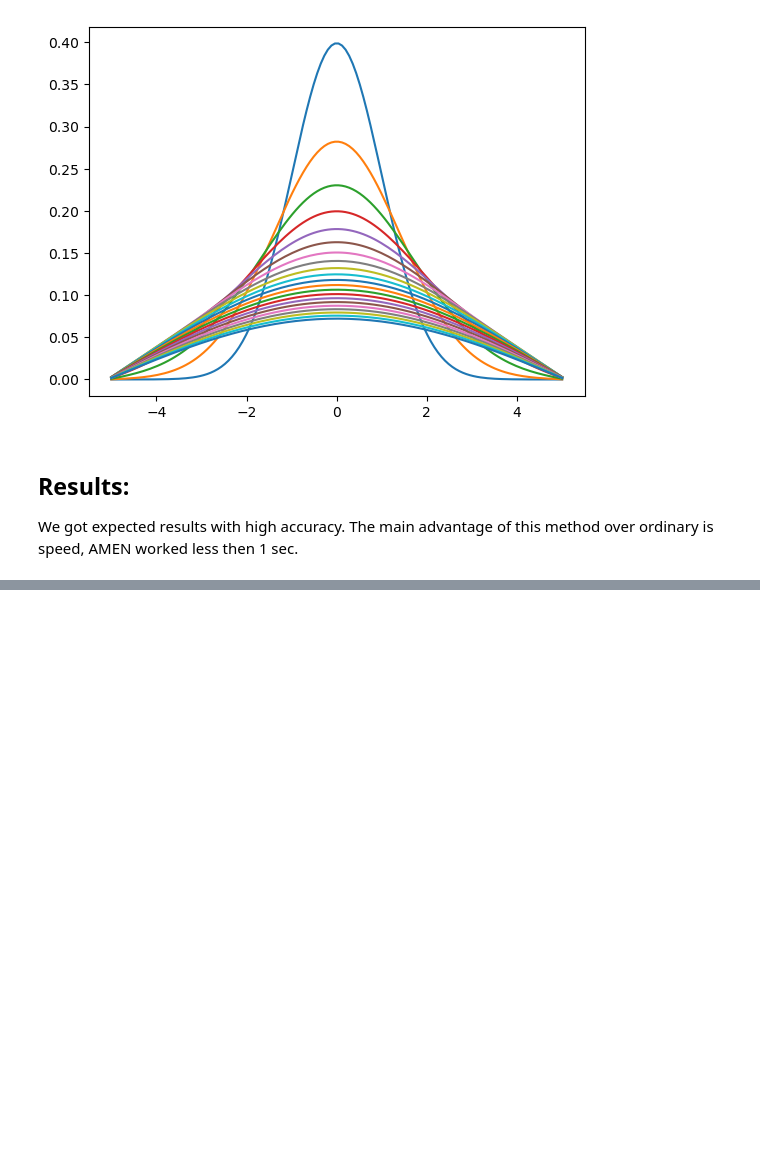
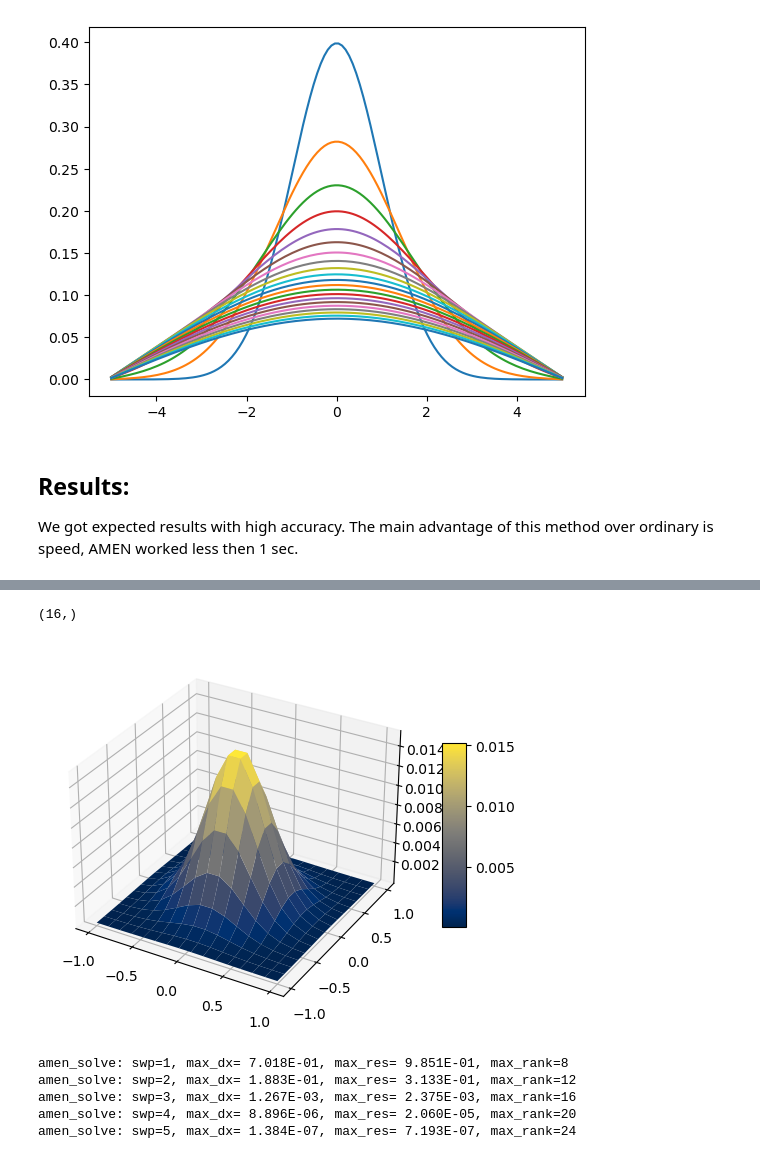
Before and after one commit to Phoen1xBird/Tensor-Nets, a Jupyter notebook: diffusion_1.ipynb, the cells around one changed output, grey strips where cells are left out. Cells and saved outputs as stored; diff of their text form; code cells hidden in the pictures; blank space fills up the shorter version.

```diff
--- a/diffusion_1.ipynb
+++ b/diffusion_1.ipynb
@@ -171,0 +179,20 @@ We got expected results with high accuracy. The main advantage of this method ov
+# %%
+def func(x, y, mu =np.array([0,0]), cov_matrix = 10 * np.eye(2)):
+    X = np.array([x, y])
+    return 1 / ((2 * np.pi)**(2/2) * (np.linalg.det(cov_matrix))**(1/2)) * \
+    np.exp(-0.5 * (X - mu).T @ cov_matrix @ (X - mu))
+# %%
+#Set conditions and parameters. Mention that we don't set parameters for y due to symmetry of x and y.
+d_x = 4
+d_t = 6
+START_X = -1
+END_X = 1
+START_t = 0
+END_t = 10**4
+shift_x = tt.qshift(d_x)
+eye_x = tt.eye(2, d_x)
+shift_t = tt.qshift(d_t)
+eye_t = tt.eye(2, d_t)
+delta_x = (END_X - START_X) / (2 ** d_x -1)
+delta_t = (END_t - START_t) / (2 ** d_t - 1)
+D = 10**(-5)
@@ -171,0 +208,33 @@ We got expected results with high accuracy. The main advantage of this method ov
+# %%
+#Matrix A and b
+A =  tt.kron(tt.kron(eye_x, eye_x), dif_op_t) - D * delta_t / (delta_x**2) * (tt.kron(tt.kron(eye_x, laplace_x), eye_t) \
+                                                                              + tt.kron(tt.kron(laplace_x, eye_x), eye_t))
+right_part = np.zeros(2 ** (2 * d_x + d_t))
+X = np.linspace(START_X, END_X, 2**d_x)
+for i in range(2**d_x):
+    for j in range(2**d_x):
+        right_part[2**d_x * i + j] = func(X[i], X[j])
+b = tt.vector(right_part.reshape([2] * (2*d_x + d_t), order='F'))
+# %%
+b.full().flatten('F')[:2**(d_x * 2)].reshape((2**d_x, 2**d_x)).shape
+X.shape
+# %% [output]
+(16,)
+# %%
+x, y = np.meshgrid(X, X)
+fig = plt.figure()
+ax = plt.axes(projection='3d')
+surf = ax.plot_surface(x, y, b.full().flatten('F')[:2**(d_x * 2)].reshape((2**d_x, 2**d_x)).T, cmap = plt.cm.cividis)
+
+fig.colorbar(surf, shrink=0.5, aspect=8)
+plt.show()
+# %% [output]
+[figure, added]
+# %%
+result = amen_solve(A, b, b, 1e-6)
+# %% [output]
+amen_solve: swp=1, max_dx= 7.018E-01, max_res= 9.851E-01, max_rank=8
+amen_solve: swp=2, max_dx= 1.883E-01, max_res= 3.133E-01, max_rank=12
+amen_solve: swp=3, max_dx= 1.267E-03, max_res= 2.375E-03, max_rank=16
+amen_solve: swp=4, max_dx= 8.896E-06, max_res= 2.060E-05, max_rank=20
+amen_solve: swp=5, max_dx= 1.384E-07, max_res= 7.193E-07, max_rank=24
```
Also changed, not shown: parts of 12 cells of this notebook.
